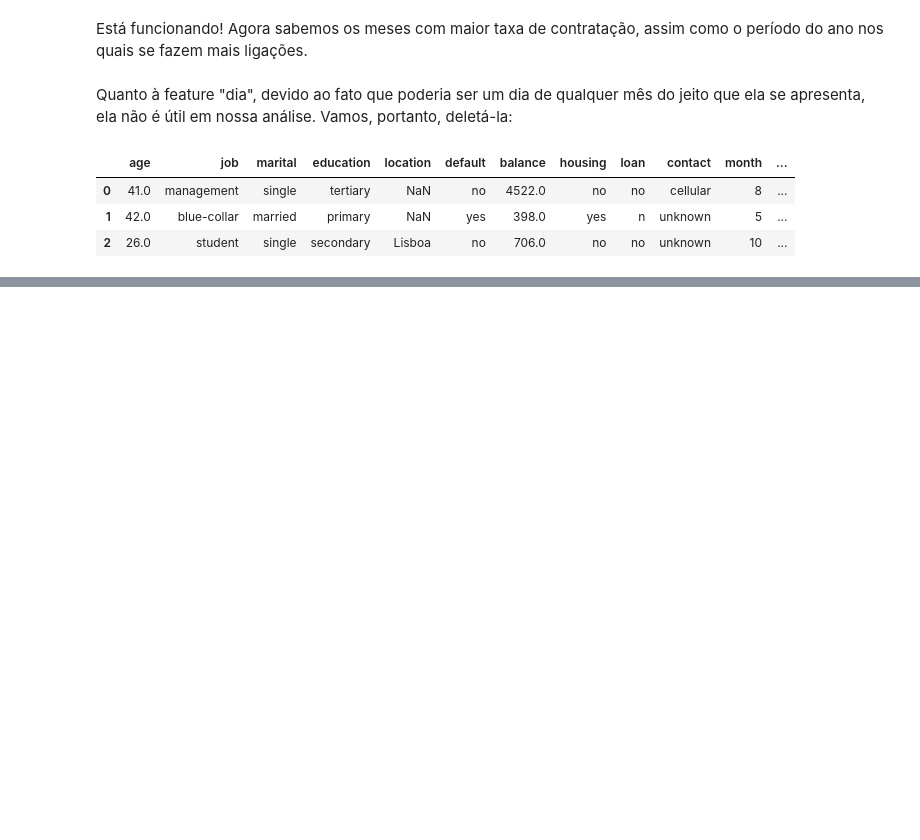
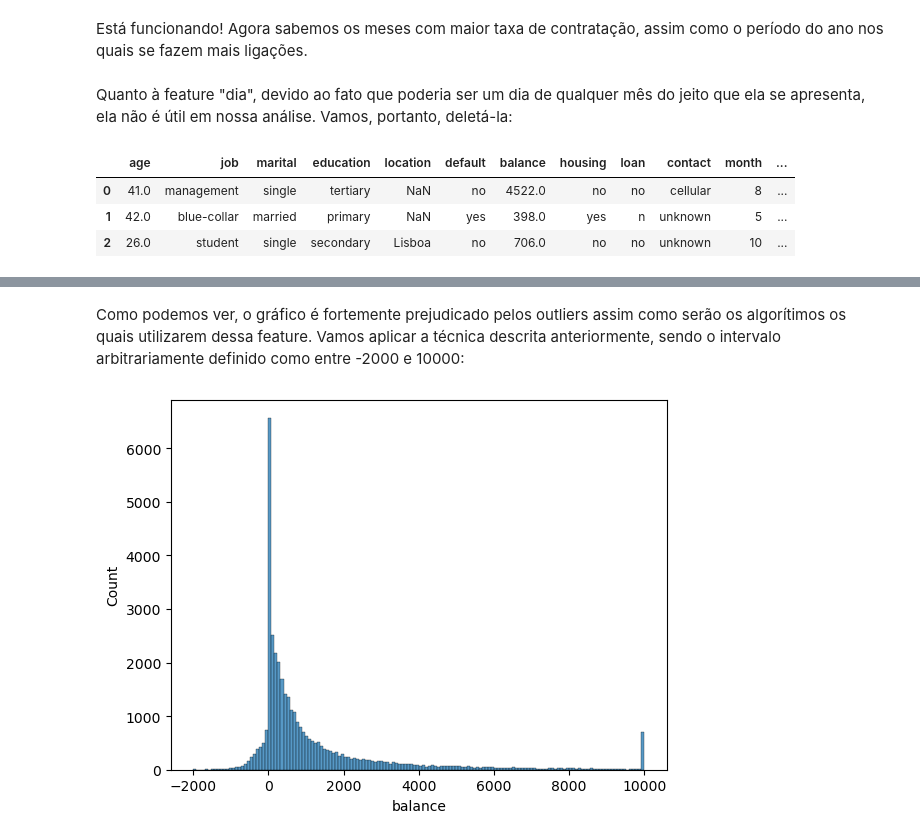
Before and after one commit to ArthurWDamasi0/ProjetoFinalTA, a Jupyter notebook: NovaAnalise.ipynb, the cells around one changed output, grey strips where cells are left out. Drawn from its saved outputs; the diff is of its cells as text; code cells hidden in the pictures; blank space fills up the shorter version.

```diff
--- a/NovaAnalise.ipynb
+++ b/NovaAnalise.ipynb
@@ -397,0 +411,9 @@ df.head(3)
+# %% [markdown]
+<p> Como podemos ver, o gráfico é fortemente prejudicado pelos outliers assim como serão os algorítimos os quais utilizarem dessa feature. Vamos aplicar a técnica descrita anteriormente, sendo o intervalo arbitrariamente definido como entre -2000 e 10000: </p>
+# %%
+df['balance'] = df['balance'].apply(lambda x: 10000 if x > 10000 else x)
+df['balance'] = df['balance'].apply(lambda x: -2000 if x < -2000 else x)
+sns.histplot(data = df, x = "balance")
+plt.show()
+# %% [output]
+[figure, added]
```
Also changed, not shown: parts of 5 cells of this notebook.
